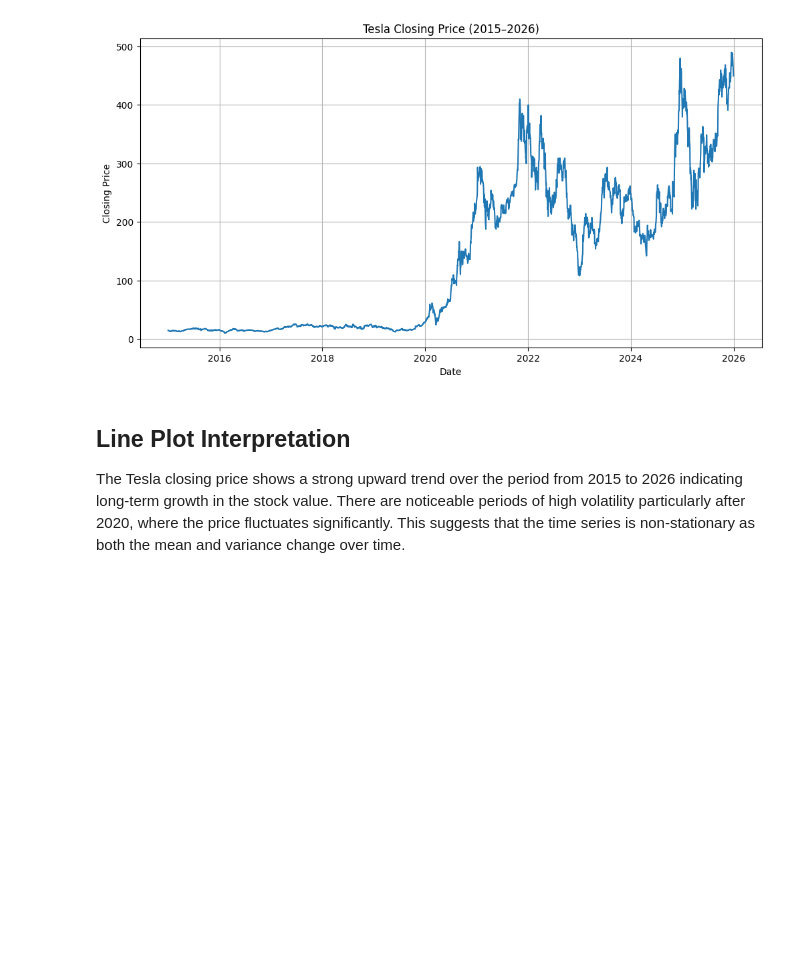
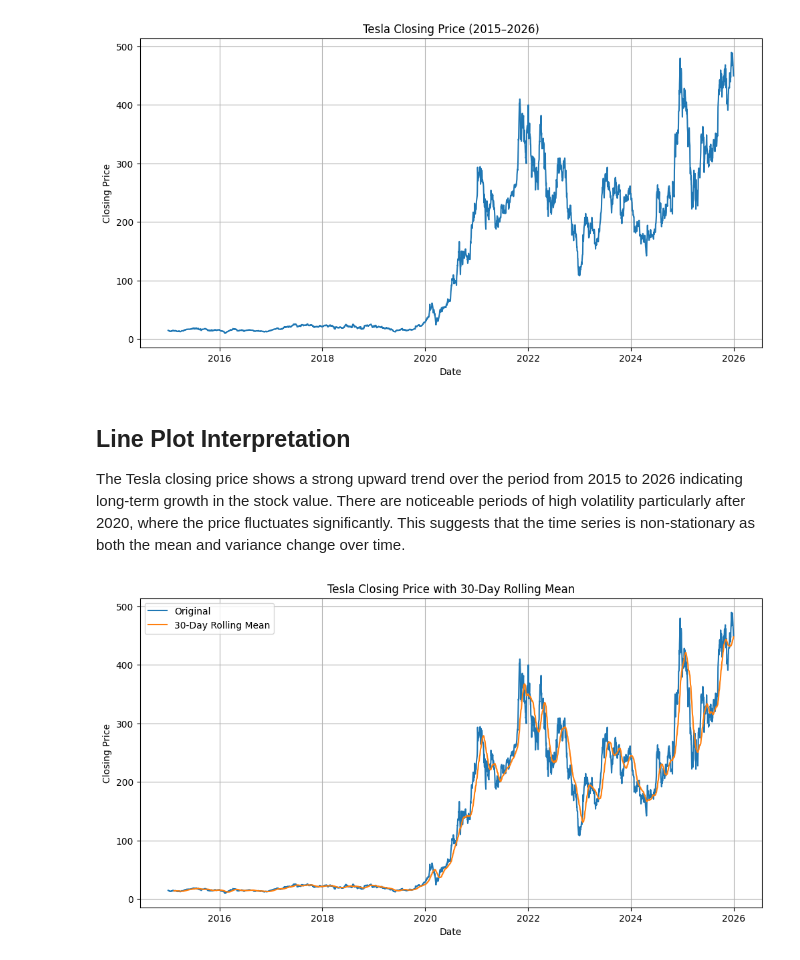
Before and after one commit to killianharnett1/tesla-time-series-analysis, a Jupyter notebook: notebooks/tesla_time_series_analysis.ipynb, the cells around one changed output. Cells and saved outputs as stored; diff of their text form; code cells hidden in the pictures; blank space fills up the shorter version.

Commit message:
Added EDA visualizations: closing price trend, rolling mean and histogram

```diff
--- a/notebooks/tesla_time_series_analysis.ipynb
+++ b/notebooks/tesla_time_series_analysis.ipynb
@@ -24,10 +24,6 @@ data.to_csv(r"C:\Users\killi\OneDrive - Dundalk Institute of Technology\tesla-ti
 # %% [output]
 [*********************100%***********************]  1 of 1 completed
 # %%
-# Flatten columns if needed
-if isinstance(data.columns, pd.MultiIndex):
-    data.columns = data.columns.get_level_values(0)
-
 # Ensure proper datetime index
 data.index = pd.to_datetime(data.index)
 
@@ -51,3 +47,18 @@ plt.show()
 ## Line Plot Interpretation
 
 The Tesla closing price shows a strong upward trend over the period from 2015 to 2026 indicating long-term growth in the stock value. There are noticeable periods of high volatility particularly after 2020, where the price fluctuates significantly. This suggests that the time series is non-stationary as both the mean and variance change over time.
+# %%
+rolling_mean_30 = data["Close"].rolling(window=30).mean()
+
+plt.figure(figsize=(12,6))
+plt.plot(data.index, data["Close"], label="Original")
+plt.plot(data.index, rolling_mean_30, label="30-Day Rolling Mean")
+
+plt.title("Tesla Closing Price with 30-Day Rolling Mean")
+plt.xlabel("Date")
+plt.ylabel("Closing Price")
+plt.legend()
+plt.grid(True)
+plt.show()
+# %% [output]
+[figure, added]
```
Also changed, not shown: parts of 3 cells of this notebook.
